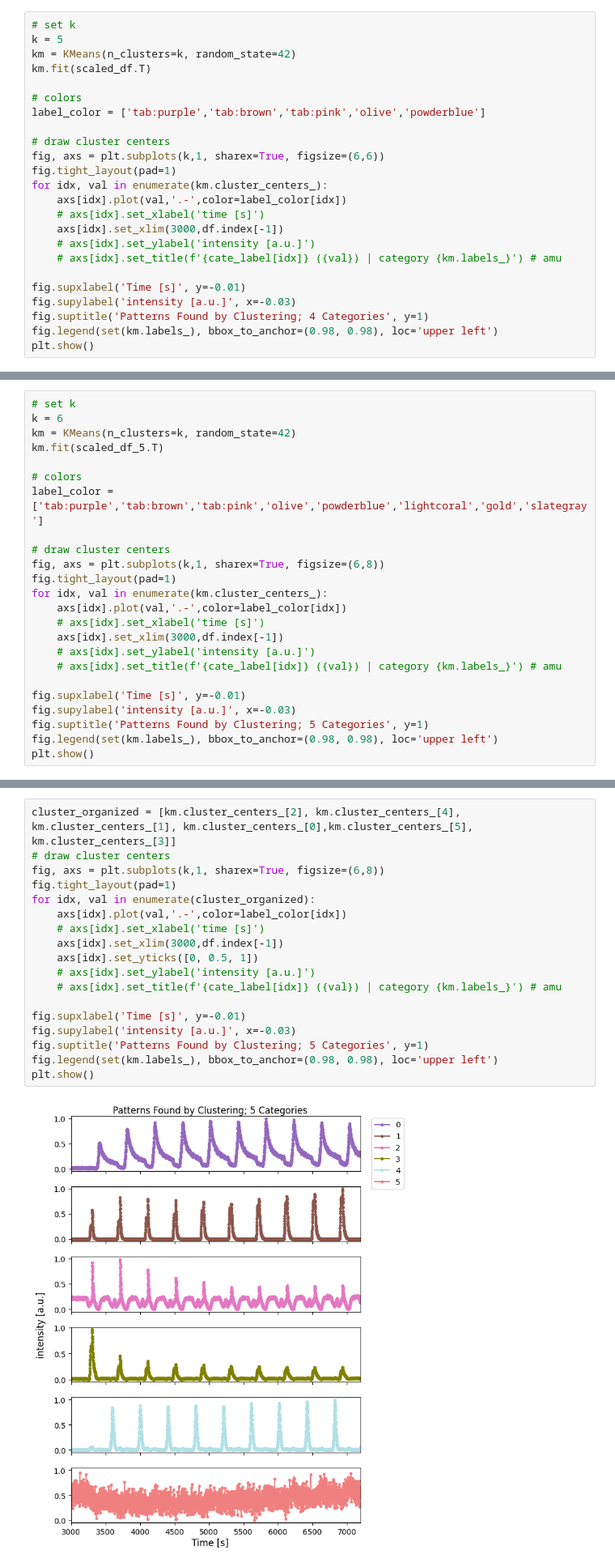
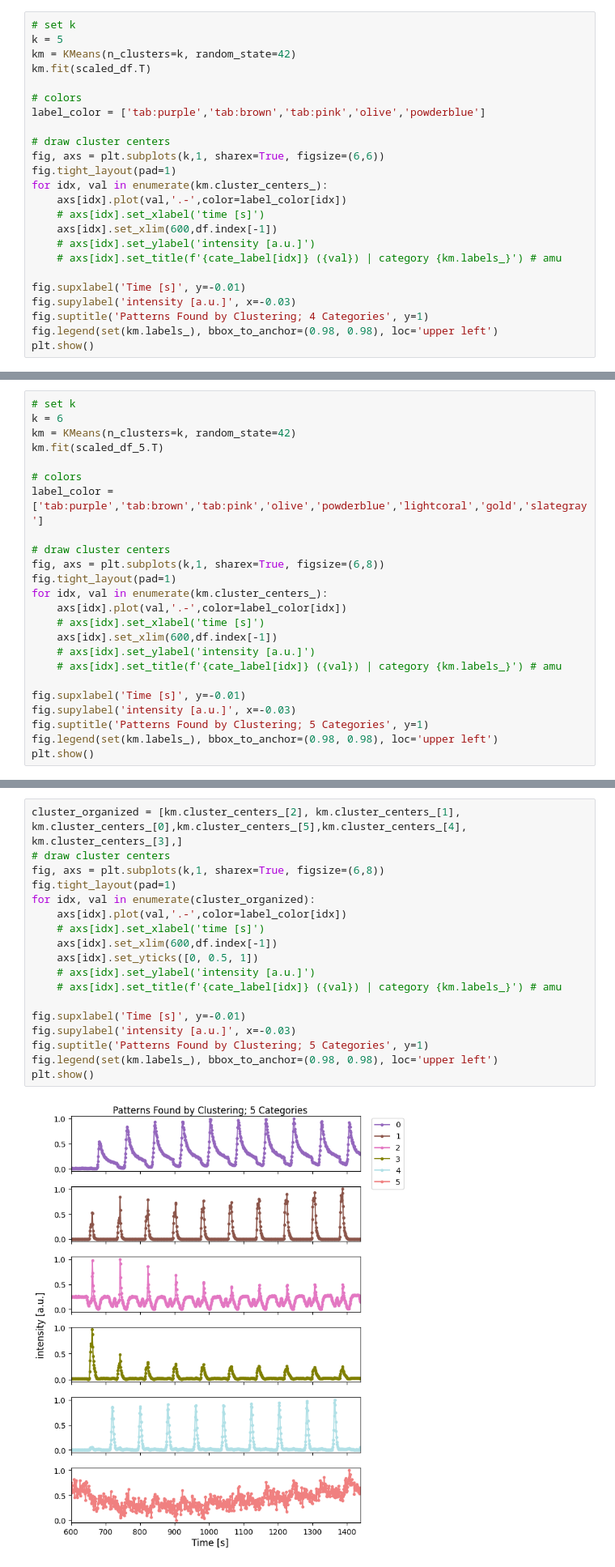
Before and after one commit to 24shiny/TOF_data, a Jupyter notebook: p1_first_look_step2.ipynb, the cells around one changed output, grey strips where cells are left out. Shown at 81% size. Saved outputs shown, nothing was run; the diff lists cells and outputs as text.

```diff
--- a/p1_first_look_step2.ipynb
+++ b/p1_first_look_step2.ipynb
@@ -588,7 +588,7 @@ fig.tight_layout(pad=1)
 for idx, val in enumerate(km.cluster_centers_):
     axs[idx].plot(val,'.-',color=label_color[idx])
     # axs[idx].set_xlabel('time [s]')
-    axs[idx].set_xlim(3000,df.index[-1])
+    axs[idx].set_xlim(600,df.index[-1])
     # axs[idx].set_ylabel('intensity [a.u.]')
     # axs[idx].set_title(f'{cate_label[idx]} ({val}) | category {km.labels_}') # amu
 
@@ -661,7 +661,7 @@ fig.tight_layout(pad=1)
 for idx, val in enumerate(km.cluster_centers_):
     axs[idx].plot(val,'.-',color=label_color[idx])
     # axs[idx].set_xlabel('time [s]')
-    axs[idx].set_xlim(3000,df.index[-1])
+    axs[idx].set_xlim(600,df.index[-1])
     # axs[idx].set_ylabel('intensity [a.u.]')
     # axs[idx].set_title(f'{cate_label[idx]} ({val}) | category {km.labels_}') # amu
 
@@ -677,23 +677,23 @@ fig.savefig('Patterns Found by Clustering_5_step2.png', bbox_inches = 'tight')
 # %%
 # arange elements of km.cluster_centers_ so that they match the previous plot
 # %%
-cluster_organized = [km.cluster_centers_[2], km.cluster_centers_[4], km.cluster_centers_[1], km.cluster_centers_[0],km.cluster_centers_[5], km.cluster_centers_[3]]
+cluster_organized = [km.cluster_centers_[2], km.cluster_centers_[1], km.cluster_centers_[0],km.cluster_centers_[5],km.cluster_centers_[4], km.cluster_centers_[3],]
 # draw cluster centers
 fig, axs = plt.subplots(k,1, sharex=True, figsize=(6,8))
 fig.tight_layout(pad=1)
 for idx, val in enumerate(cluster_organized):
     axs[idx].plot(val,'.-',color=label_color[idx])
     # axs[idx].set_xlabel('time [s]')
-    axs[idx].set_xlim(3000,df.index[-1])
+    axs[idx].set_xlim(600,df.index[-1])
     axs[idx].set_yticks([0, 0.5, 1])
     # axs[idx].set_ylabel('intensity [a.u.]')
     # axs[idx].set_title(f'{cate_label[idx]} ({val}) | category {km.labels_}') # amu
 
 fig.supxlabel('Time [s]', y=-0.01)
 fig.supylabel('intensity [a.u.]', x=-0.03)
 fig.suptitle('Patterns Found by Clustering; 5 Categories', y=1)
 fig.legend(set(km.labels_), bbox_to_anchor=(0.98, 0.98), loc='upper left')
 plt.show()
 # %% [output]
-[figure, old version]
+[figure, new version]
 # %%
```
Also changed, not shown: parts of 11 cells of this notebook, 20 other files.
